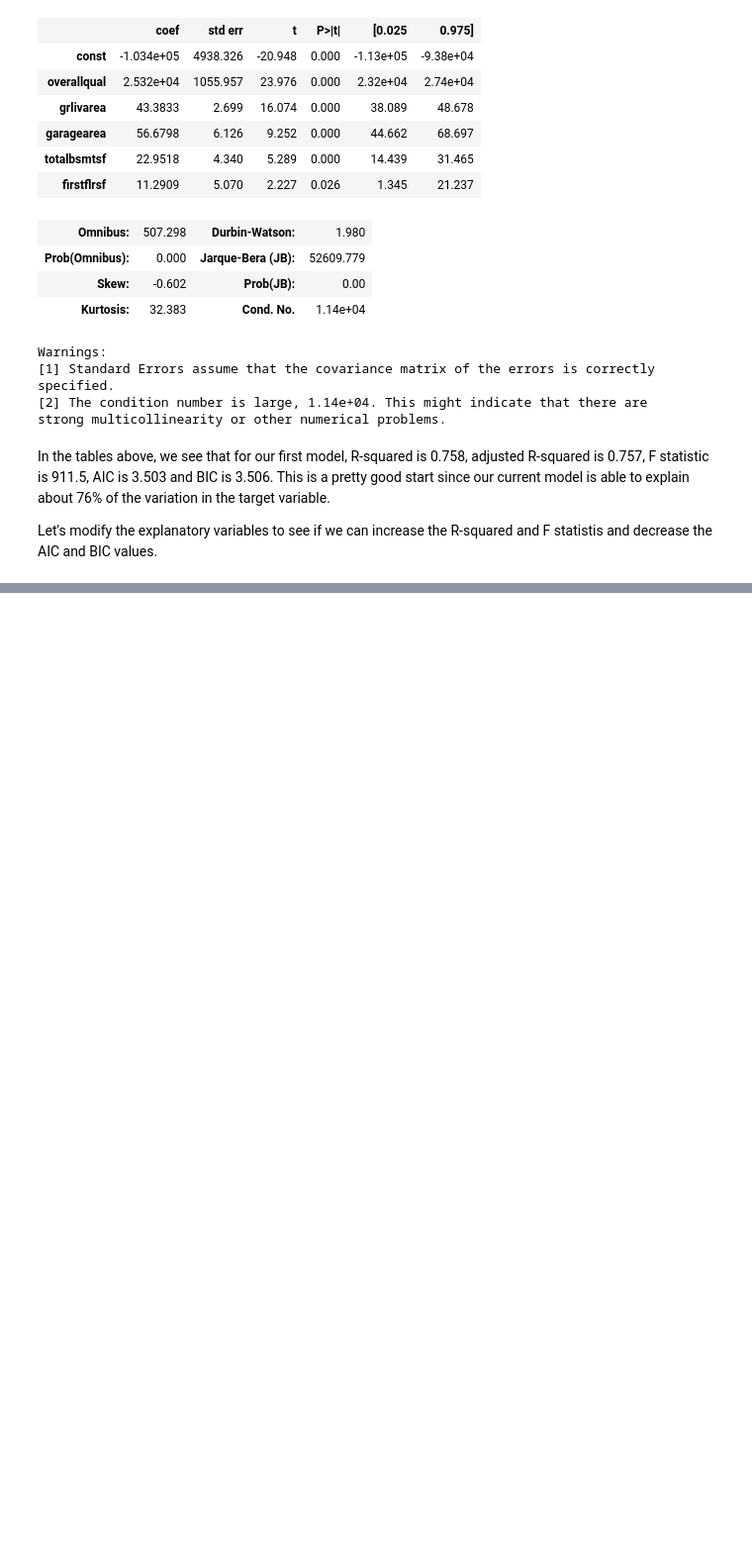
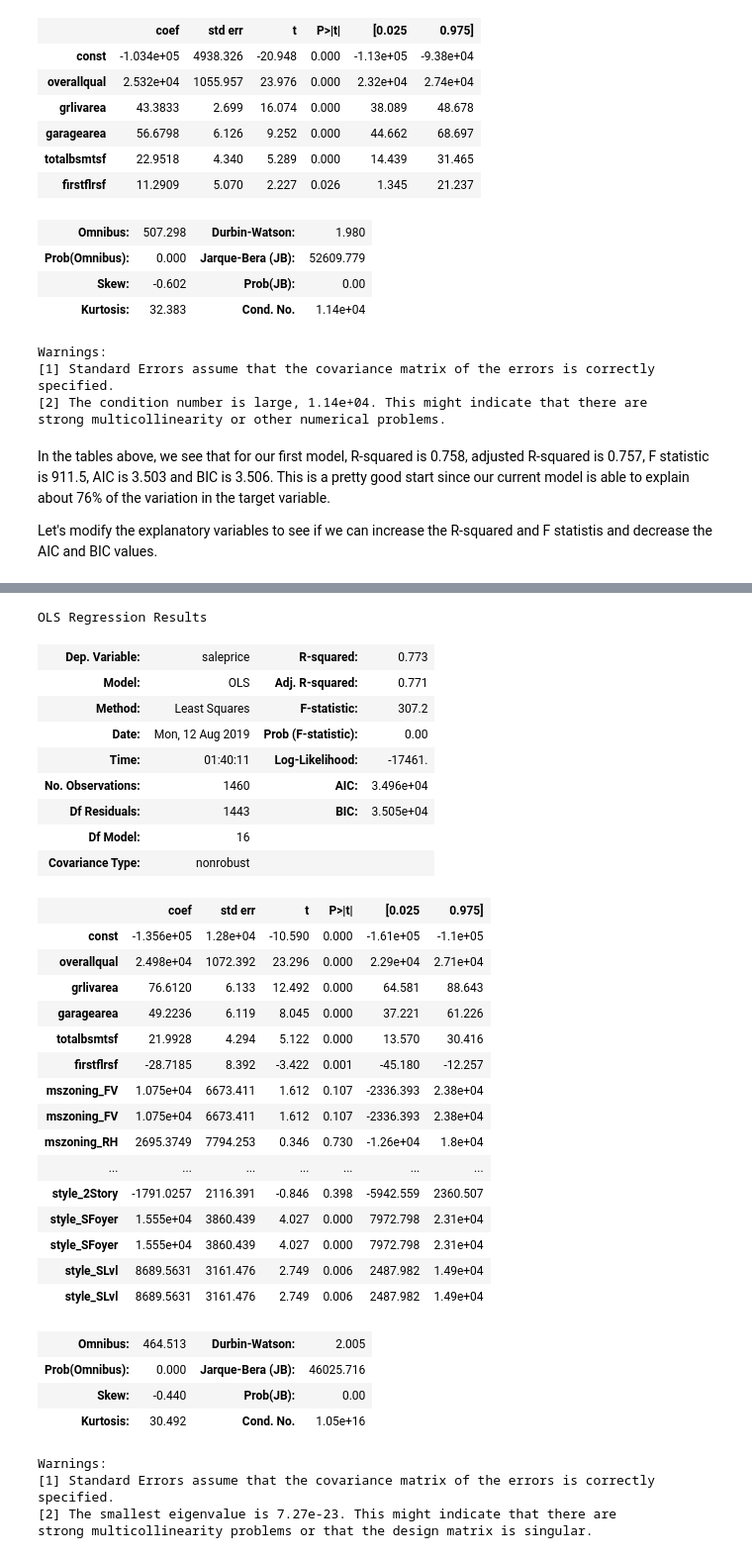
Before and after one commit to tsaw8/Thinkful_Project, a Jupyter notebook: Module 19: Supervised learning: solving regression problems/5. Evaluating performance.ipynb, the cells around one changed output, grey strips where cells are left out. Shown at 99% size. Drawn from its saved outputs; the diff is of its cells as text; code cells hidden in the pictures; blank space fills up the shorter version.

Commit message:
Remodeled house price model with new variables

```diff
--- a/Module 19: Supervised learning: solving regression problems/5. Evaluating performance.ipynb
+++ b/Module 19: Supervised learning: solving regression problems/5. Evaluating performance.ipynb
@@ -268,0 +278,53 @@ Let's modify the explanatory variables to see if we can increase the R-squared a
+# %%
+houseprices_df = pd.concat([houseprices_df,pd.get_dummies(houseprices_df.mszoning, prefix="mszoning", drop_first=True)], axis=1)
+houseprices_df = pd.concat([houseprices_df,pd.get_dummies(houseprices_df.housestyle, prefix="style", drop_first=True)], axis=1)
+
+
+dummy_column_names = list(pd.get_dummies(houseprices_df.mszoning, prefix="mszoning", drop_first=True).columns)
+dummy_column_names = dummy_column_names + list(pd.get_dummies(houseprices_df.housestyle, prefix="style", drop_first=True).columns)
+# %%
+# Y is the target variable
+Y = houseprices_df['saleprice']
+# X is the feature set
+X = houseprices_df[['overallqual','grlivarea','garagearea','totalbsmtsf','firstflrsf'] + dummy_column_names]
+
+X = sm.add_constant(X)
+
+results = sm.OLS(Y, X).fit()
+
+results.summary()
+# %% [output]
+OLS Regression Results
+| Dep. Variable: | saleprice | R-squared: | 0.773 |
+| Model: | OLS | Adj. R-squared: | 0.771 |
+| Method: | Least Squares | F-statistic: | 307.2 |
+| Date: | Mon, 12 Aug 2019 | Prob (F-statistic): | 0.00 |
+| Time: | 01:40:11 | Log-Likelihood: | -17461. |
+| No. Observations: | 1460 | AIC: | 3.496e+04 |
+| Df Residuals: | 1443 | BIC: | 3.505e+04 |
+| Df Model: | 16 |  |  |
+| Covariance Type: | nonrobust |  |  |
+|  | coef | std err | t | P>|t| | [0.025 | 0.975] |
+| const | -1.356e+05 | 1.28e+04 | -10.590 | 0.000 | -1.61e+05 | -1.1e+05 |
+| overallqual | 2.498e+04 | 1072.392 | 23.296 | 0.000 | 2.29e+04 | 2.71e+04 |
+| grlivarea | 76.6120 | 6.133 | 12.492 | 0.000 | 64.581 | 88.643 |
+| garagearea | 49.2236 | 6.119 | 8.045 | 0.000 | 37.221 | 61.226 |
+| totalbsmtsf | 21.9928 | 4.294 | 5.122 | 0.000 | 13.570 | 30.416 |
+| firstflrsf | -28.7185 | 8.392 | -3.422 | 0.001 | -45.180 | -12.257 |
+| mszoning_FV | 1.075e+04 | 6673.411 | 1.612 | 0.107 | -2336.393 | 2.38e+04 |
+| mszoning_FV | 1.075e+04 | 6673.411 | 1.612 | 0.107 | -2336.393 | 2.38e+04 |
+| mszoning_RH | 2695.3749 | 7794.253 | 0.346 | 0.730 | -1.26e+04 | 1.8e+04 |
+| ... | ... | ... | ... | ... | ... | ... |
+| style_2Story | -1791.0257 | 2116.391 | -0.846 | 0.398 | -5942.559 | 2360.507 |
+| style_SFoyer | 1.555e+04 | 3860.439 | 4.027 | 0.000 | 7972.798 | 2.31e+04 |
+| style_SFoyer | 1.555e+04 | 3860.439 | 4.027 | 0.000 | 7972.798 | 2.31e+04 |
+| style_SLvl | 8689.5631 | 3161.476 | 2.749 | 0.006 | 2487.982 | 1.49e+04 |
+| style_SLvl | 8689.5631 | 3161.476 | 2.749 | 0.006 | 2487.982 | 1.49e+04 |
+| Omnibus: | 464.513 | Durbin-Watson: | 2.005 |
+| Prob(Omnibus): | 0.000 | Jarque-Bera (JB): | 46025.716 |
+| Skew: | -0.440 | Prob(JB): | 0.00 |
+| Kurtosis: | 30.492 | Cond. No. | 1.05e+16 |
+Warnings:
+[1] Standard Errors assume that the covariance matrix of the errors is correctly specified.
+[2] The smallest eigenvalue is 7.27e-23. This might indicate that there are
+strong multicollinearity problems or that the design matrix is singular.
```
Also changed, not shown: parts of 11 cells of this notebook.
